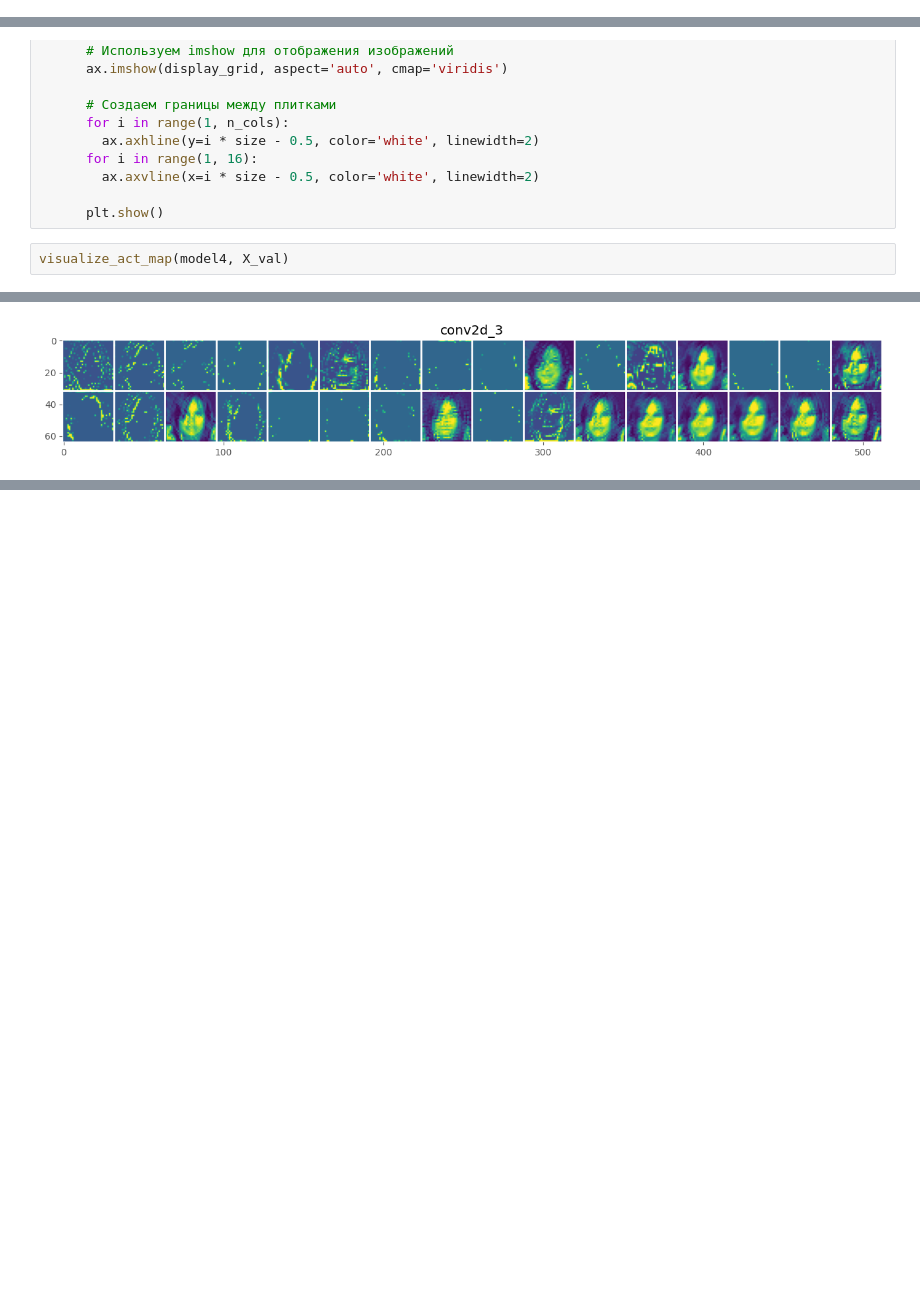
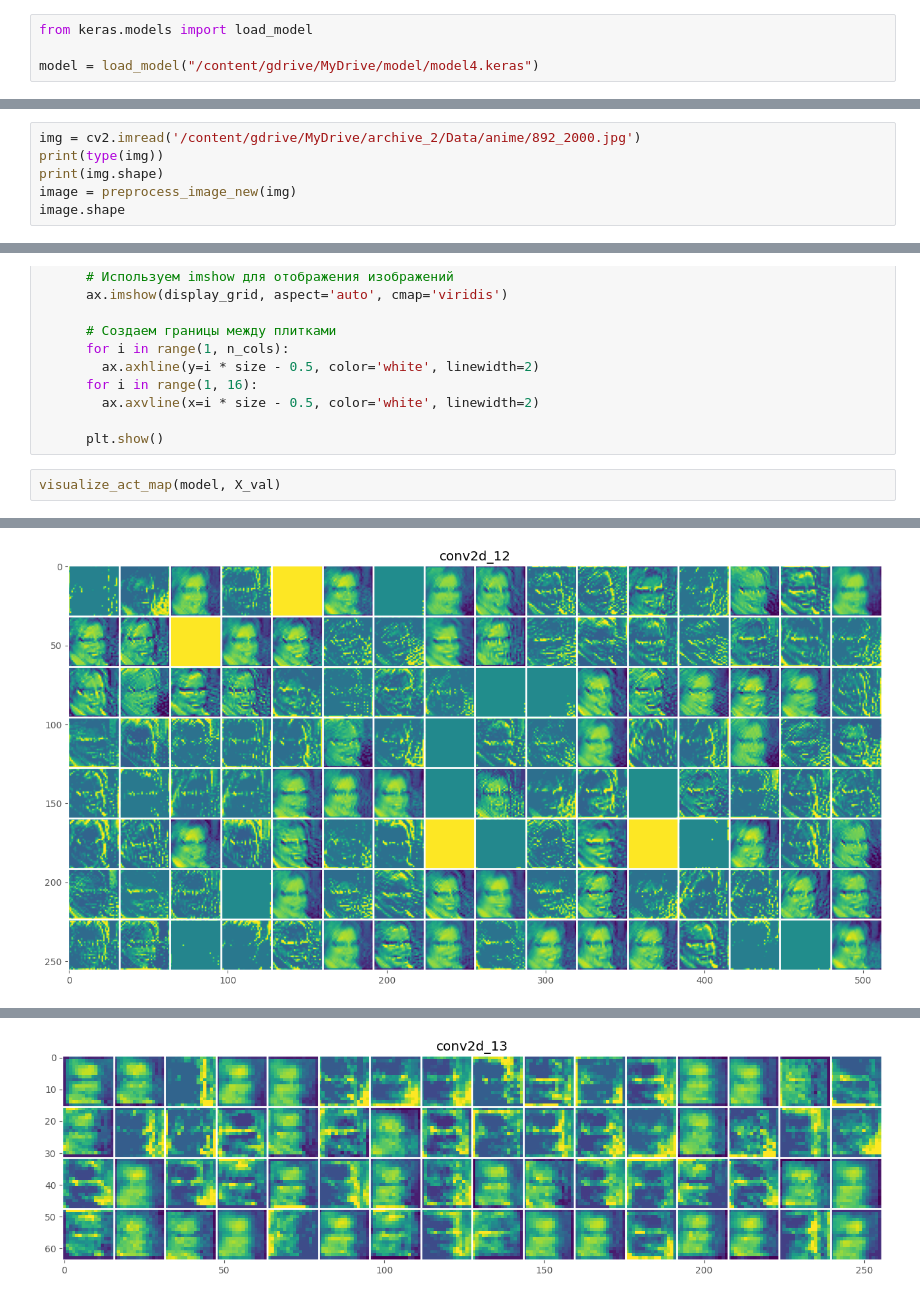
Before and after one commit to MRnickRuss/AI, a Jupyter notebook: Pr4.ipynb, the cells around one changed output, grey strips where cells are left out. Saved outputs shown, nothing was run; the diff lists cells and outputs as text; blank space fills up the shorter version.

```diff
--- a/Pr4.ipynb
+++ b/Pr4.ipynb
@@ -752,0 +760,4 @@ array([[0, 0, 0, 1],
+# %%
+from keras.models import load_model
+
+model = load_model("/content/gdrive/MyDrive/model/model4.keras")
@@ -752,0 +871,6 @@ array([[0, 0, 0, 1],
+# %%
+img = cv2.imread('/content/gdrive/MyDrive/archive_2/Data/anime/892_2000.jpg')
+print(type(img))
+print(img.shape)
+image = preprocess_image_new(img)
+image.shape
@@ -816,5 +982,5 @@ def visualize_act_map(model, img):
 
       plt.show()
 # %%
-visualize_act_map(model4, X_val)
+visualize_act_map(model, X_val)
 # %% [output]
@@ -822 +988 @@ visualize_act_map(model4, X_val)
-[figure, old version]
+[figure, new version]
@@ -823,0 +990 @@ visualize_act_map(model4, X_val)
+[figure, added]
```
Also changed, not shown: parts of 33 cells of this notebook.
